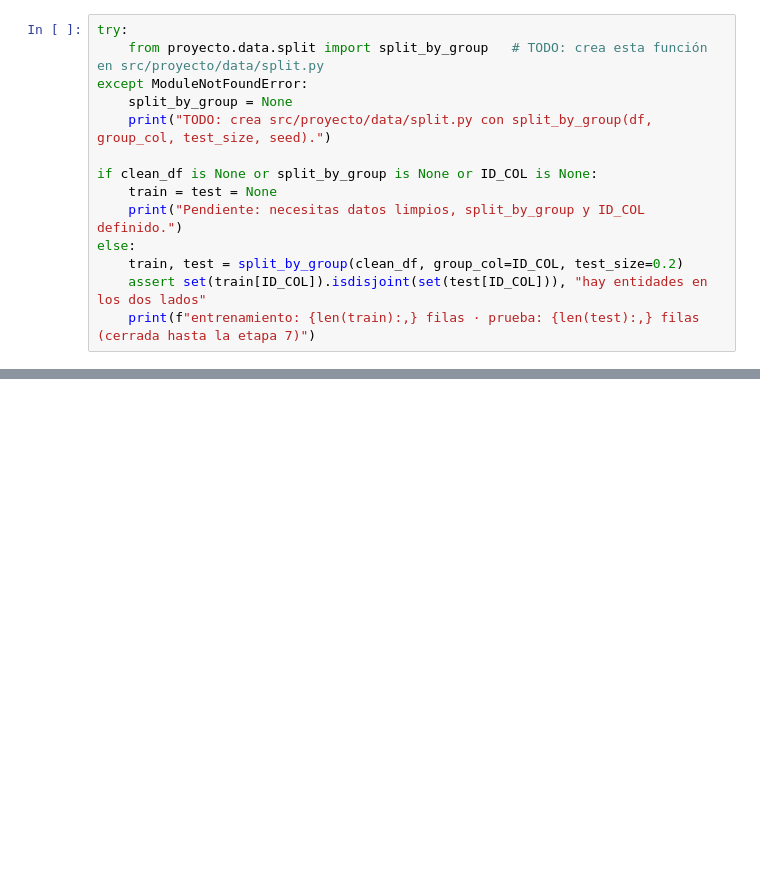
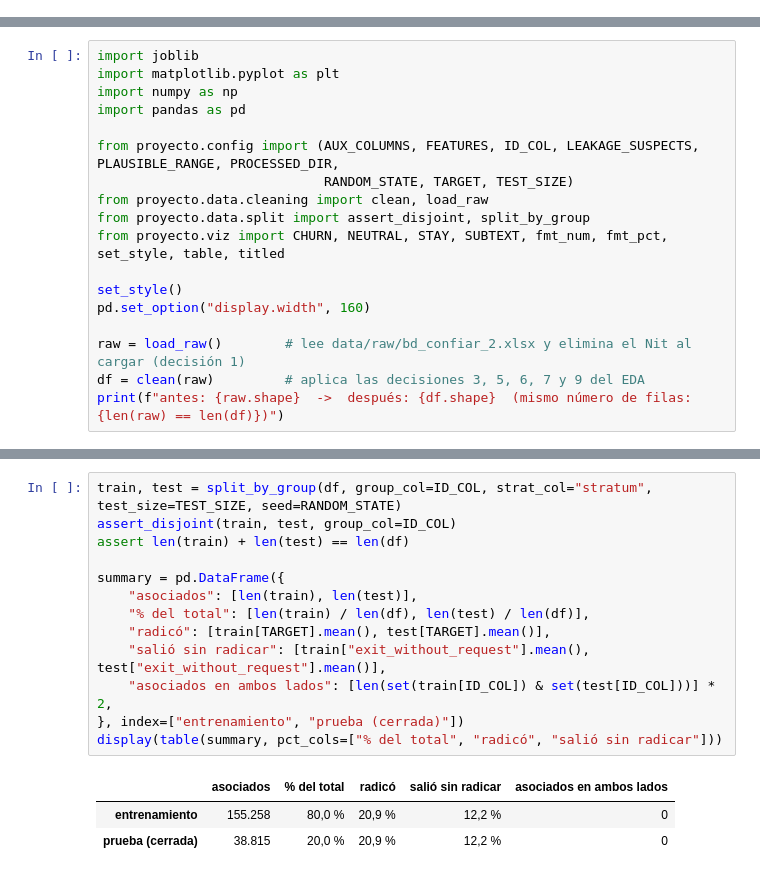
Before and after one commit to carlosgris1980-coder/retiro_asociados, a Jupyter notebook: notebooks/03_preprocesamiento.ipynb, the cells around one changed output, grey strips where cells are left out. Cells and saved outputs as stored; diff of their text form; blank space fills up the shorter version.

```diff
--- a/notebooks/03_preprocesamiento.ipynb
+++ b/notebooks/03_preprocesamiento.ipynb
@@ -80,14 +8,0 @@ entidad quede en los dos lados.
-# %%
-try:
-    from proyecto.data.split import split_by_group   # TODO: crea esta función en src/proyecto/data/split.py
-except ModuleNotFoundError:
-    split_by_group = None
-    print("TODO: crea src/proyecto/data/split.py con split_by_group(df, group_col, test_size, seed).")
-
-if clean_df is None or split_by_group is None or ID_COL is None:
-    train = test = None
-    print("Pendiente: necesitas datos limpios, split_by_group y ID_COL definido.")
-else:
-    train, test = split_by_group(clean_df, group_col=ID_COL, test_size=0.2)
-    assert set(train[ID_COL]).isdisjoint(set(test[ID_COL])), "hay entidades en los dos lados"
-    print(f"entrenamiento: {len(train):,} filas · prueba: {len(test):,} filas (cerrada hasta la etapa 7)")
@@ -112,0 +21,18 @@ else:
+# %%
+import joblib
+import matplotlib.pyplot as plt
+import numpy as np
+import pandas as pd
+
+from proyecto.config import (AUX_COLUMNS, FEATURES, ID_COL, LEAKAGE_SUSPECTS, PLAUSIBLE_RANGE, PROCESSED_DIR,
+                             RANDOM_STATE, TARGET, TEST_SIZE)
+from proyecto.data.cleaning import clean, load_raw
+from proyecto.data.split import assert_disjoint, split_by_group
+from proyecto.viz import CHURN, NEUTRAL, STAY, SUBTEXT, fmt_num, fmt_pct, set_style, table, titled
+
+set_style()
+pd.set_option("display.width", 160)
+
+raw = load_raw()        # lee data/raw/bd_confiar_2.xlsx y elimina el Nit al cargar (decisión 1)
+df = clean(raw)         # aplica las decisiones 3, 5, 6, 7 y 9 del EDA
+print(f"antes: {raw.shape}  ->  después: {df.shape}  (mismo número de filas: {len(raw) == len(df)})")
@@ -112,0 +99,17 @@ else:
+# %%
+train, test = split_by_group(df, group_col=ID_COL, strat_col="stratum", test_size=TEST_SIZE, seed=RANDOM_STATE)
+assert_disjoint(train, test, group_col=ID_COL)
+assert len(train) + len(test) == len(df)
+
+summary = pd.DataFrame({
+    "asociados": [len(train), len(test)],
+    "% del total": [len(train) / len(df), len(test) / len(df)],
+    "radicó": [train[TARGET].mean(), test[TARGET].mean()],
+    "salió sin radicar": [train["exit_without_request"].mean(), test["exit_without_request"].mean()],
+    "asociados en ambos lados": [len(set(train[ID_COL]) & set(test[ID_COL]))] * 2,
+}, index=["entrenamiento", "prueba (cerrada)"])
+display(table(summary, pct_cols=["% del total", "radicó", "salió sin radicar"]))
+# %% [output]
+|  | asociados | % del total | radicó | salió sin radicar | asociados en ambos lados |
+| entrenamiento | 155.258 | 80,0 % | 20,9 % | 12,2 % | 0 |
+| prueba (cerrada) | 38.815 | 20,0 % | 20,9 % | 12,2 % | 0 |
```
Also changed, not shown: parts of 24 cells of this notebook, 21 other files.
